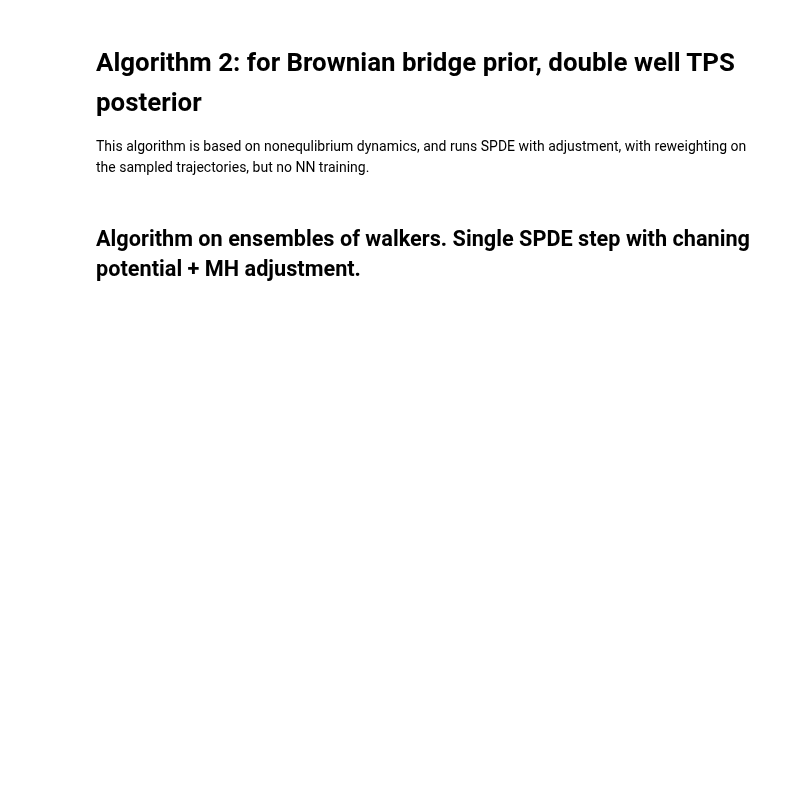
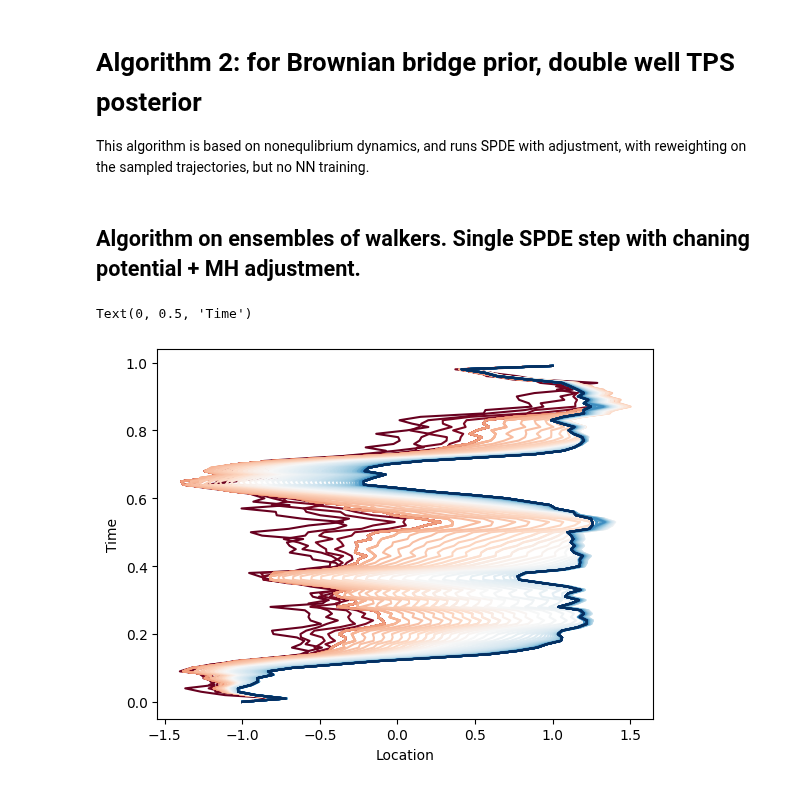
Before and after one commit to reubenharry/path_sampling, a Jupyter notebook: notebooks/notebook_3.ipynb, the cells around one changed output. Saved outputs shown, nothing was run; the diff lists cells and outputs as text; code cells hidden in the pictures; blank space fills up the shorter version.

```diff
--- a/notebooks/notebook_3.ipynb
+++ b/notebooks/notebook_3.ipynb
@@ -167,43 +120,38 @@ path_key = jax.random.key(1)
 xts, times = jax.pmap(lambda key:sample_sde(
     b=brownian_bridge_drift,
     W = lambda _, key: jnp.sqrt(2)*jax.random.normal(key, shape=(ndims,)),
     rho = lambda key: jnp.zeros((ndims,))-1.,   # initial distribution
     key=key,
     dt=hyperparams['dt'],
     num_steps=hyperparams['num_steps']))(jax.random.split(path_key, ensemble_size))
 
 
-# for path in xts:
-#     # plot
-#     plt.plot(path, times[0], label='old', color='black')
-
-
 As = np.zeros(ensemble_size)
 Z_ratio = 0
-schedule = np.linspace(0,1,51)   # switching schedule changes slowly
+schedule = np.linspace(0,1,101)   # switching schedule changes slowly
 
 for i,s in enumerate(schedule):
 
     xts, As = jax.pmap(lambda k, path, A: refine_spde(
         xts=path,
         V=make_double_well_potential(v=5.0),
         s=s,
         ds=1e-3,   # stepsize for SPDE
         A=A,
         key=key,
         hyperparams=hyperparams,
         mh=True,
         prior='brownian',
         num_steps=1,   # 1 step only for each s
     ))(jax.random.split(jax.random.key(0), ensemble_size), xts, As)
 
-    plt.plot(xts[0], times[0], label=f'new{i}')
+    colors = plt.cm.RdBu(np.linspace(0, 1, len(schedule)))
 
-    plt.legend()
+    plt.plot(xts[1], times[0], color=colors[i], label=f's={s:.2f}')
 
 
-
-Z_ratio = jnp.mean(jnp.exp(As))
-
-# report variance of weights here
-print(jnp.variance(jnp.exp(As)))
+plt.xlabel('Location')
+plt.ylabel('Time')
+# %% [output]
+Text(0, 0.5, 'Time')
+[figure, added]
```
Also changed, not shown: parts of 5 cells of this notebook, 16 other files.
